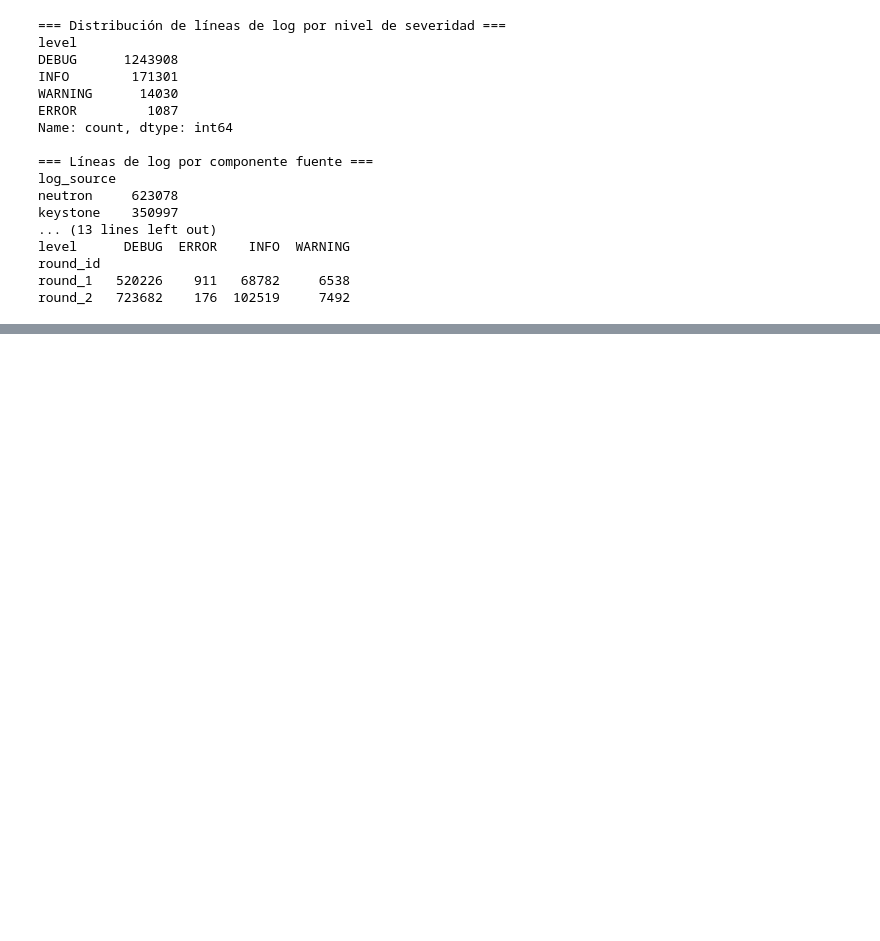
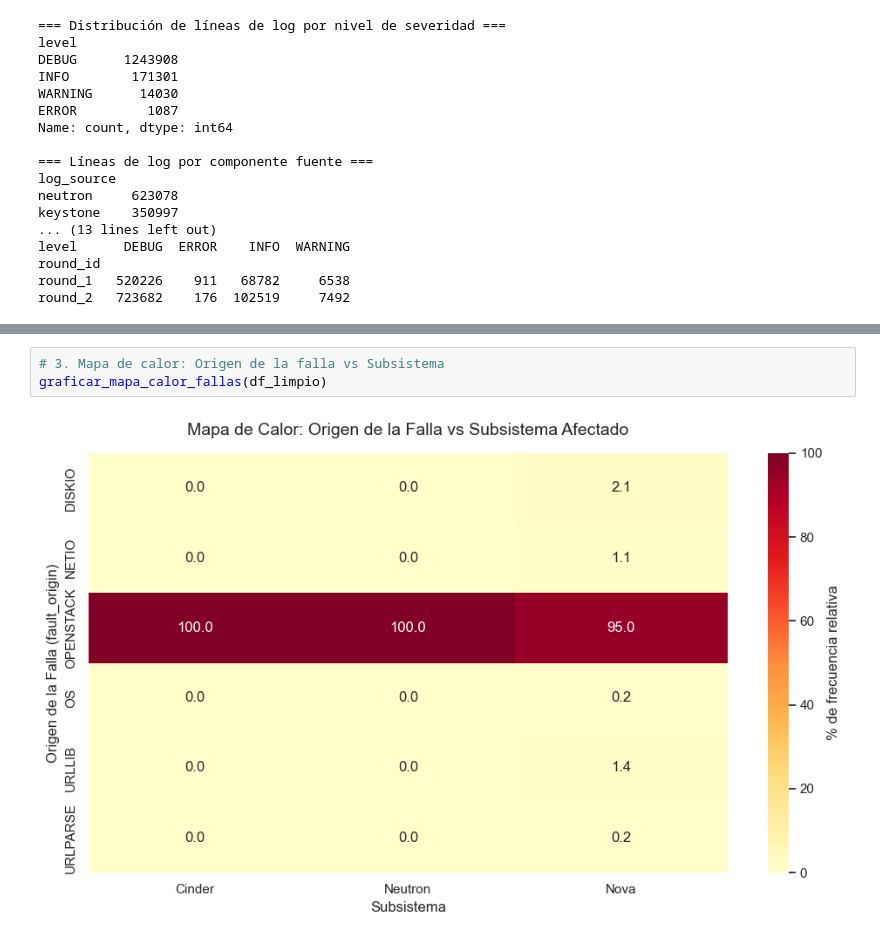
Before and after one commit to ValenteCardenas/Analysis_AIOps, a Jupyter notebook: main.ipynb, the cells around one changed output, grey strips where cells are left out. Drawn from its saved outputs; the diff is of its cells as text; blank space fills up the shorter version.

```diff
--- a/main.ipynb
+++ b/main.ipynb
@@ -341,0 +430,5 @@ round_2   723682    176  102519     7492
+# %%
+# 3. Mapa de calor: Origen de la falla vs Subsistema
+graficar_mapa_calor_fallas(df_limpio)
+# %% [output]
+[figure, added]
```
Also changed, not shown: parts of 15 cells of this notebook, 5 other files.
